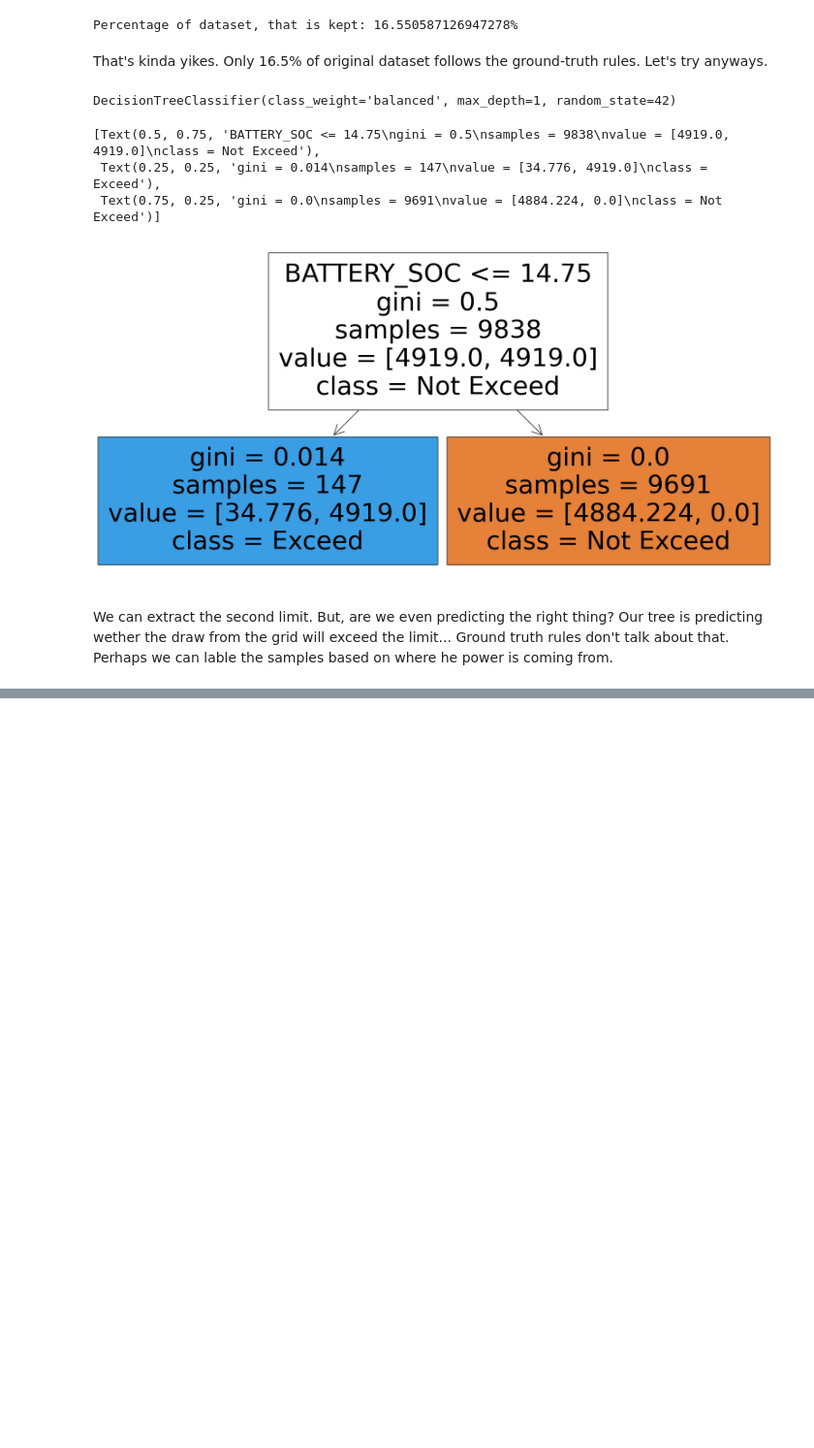
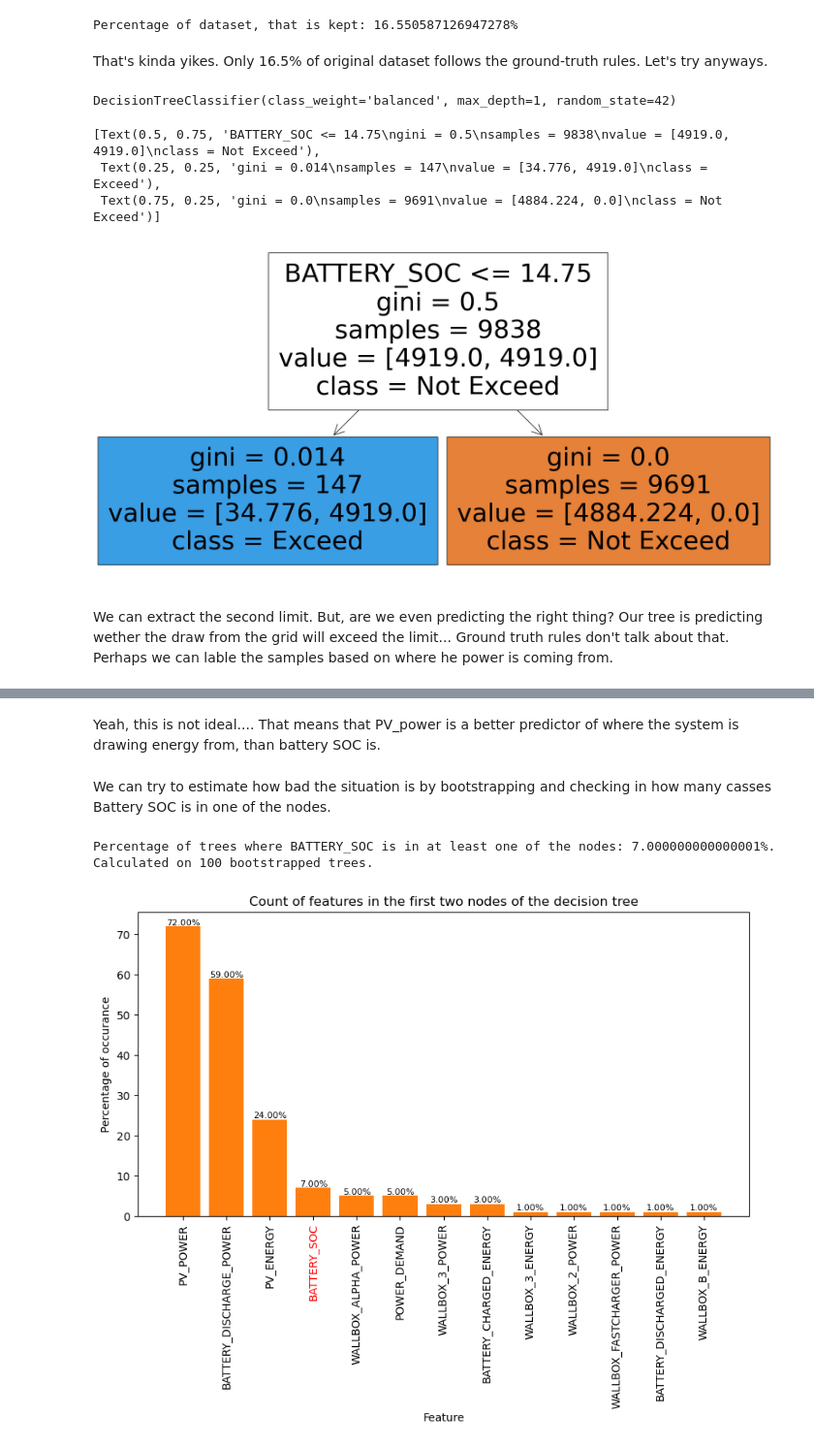
Before and after one commit to SanchoSamba/DS-project, a Jupyter notebook: EDA.ipynb, the cells around one changed output, grey strips where cells are left out. Shown: that part at 97% size. Saved outputs shown, nothing was run; the diff lists cells and outputs as text; code cells hidden in the pictures; blank space fills up the shorter version.

```diff
--- a/EDA.ipynb
+++ b/EDA.ipynb
@@ -179,0 +212,55 @@ We can extract the second limit. But, are we even predicting the right thing? Ou
+# %% [markdown]
+Yeah, this is not ideal.... That means that PV_power is a better predictor of where the system is drawing energy from, than battery SOC is.
+# %% [markdown]
+We can try to estimate how bad the situation is by bootstrapping and checking in how many casses Battery SOC is in one of the nodes.
+# %%
+from sklearn.tree import DecisionTreeClassifier
+from sklearn.utils import resample
+
+n_iterations = 100
+
+counter = 0
+features = {}
+
+for _ in range(n_iterations):
+    sample = resample(df_GT)
+
+    tree = DecisionTreeClassifier(max_depth=2, class_weight='balanced')
+    tree.fit(sample.drop(['DRAWN_FROM', '_time', 'GARAGE_EXTERNAL_POWER'], axis=1), sample['DRAWN_FROM'])
+    sample = sample.drop(['DRAWN_FROM', '_time', 'GARAGE_EXTERNAL_POWER'], axis=1)
+
+    if sample.columns.get_loc('BATTERY_SOC') in tree.tree_.feature[:2]:
+        counter += 1
+    for feature in sample.columns:
+        if sample.columns.get_loc(feature) in tree.tree_.feature[:2]:
+            if feature in features:
+                features[feature] += 1
+            else:
+                features[feature] = 1
+
+percentage = (counter / n_iterations) * 100
+print(f"Percentage of trees where BATTERY_SOC is in at least one of the nodes: {percentage}%. Calculated on {n_iterations} bootstrapped trees.")
+
+# Sort the dictionary by value
+features = dict(sorted(features.items(), key=lambda item: item[1], reverse=True))
+percentage_values = [(count / n_iterations) * 100 for count in features.values()]
+# Plot the dictionary
+plt.figure(figsize=(10,5))
+bars = plt.bar(features.keys(), percentage_values)
+plt.bar(features.keys(), percentage_values)
+xtick_labels = features.keys()
+for i, label in enumerate(xtick_labels):
+    if label == "BATTERY_SOC":
+        plt.gca().get_xticklabels()[i].set_color('red')
+    else:
+        plt.gca().get_xticklabels()[i].set_color('black')
+for bar, value in zip(bars, percentage_values):
+    plt.text(bar.get_x() + bar.get_width() / 2, value, f'{value:.2f}%', ha='center', va='bottom', fontsize=8)
+plt.xticks(rotation=90, fontsize=10)
+plt.xlabel('Feature')
+plt.ylabel('Percentage of occurance')
+plt.title('Count of features in the first two nodes of the decision tree')
+plt.show()
+# %% [output]
+Percentage of trees where BATTERY_SOC is in at least one of the nodes: 7.000000000000001%. Calculated on 100 bootstrapped trees.
+[figure, added]
```
Also changed, not shown: parts of 8 cells of this notebook.
